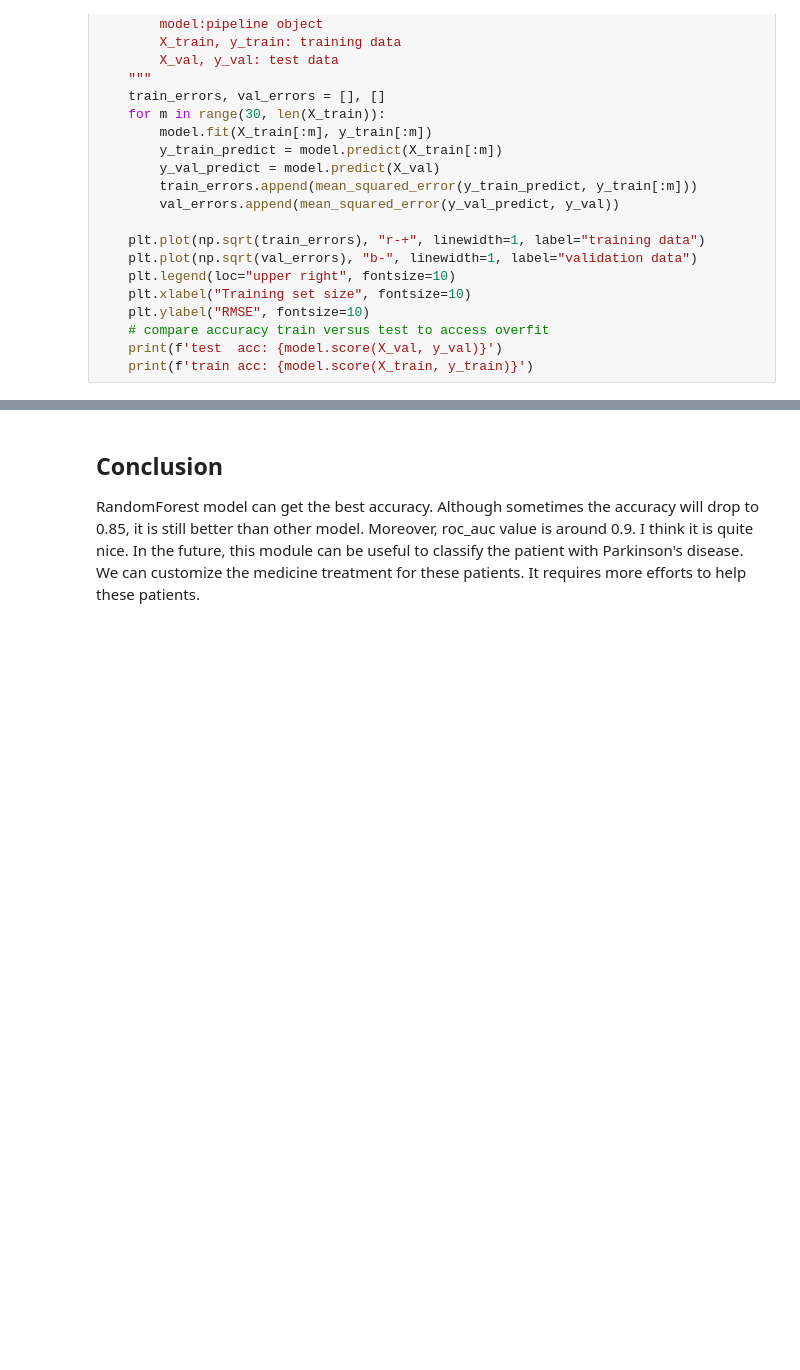
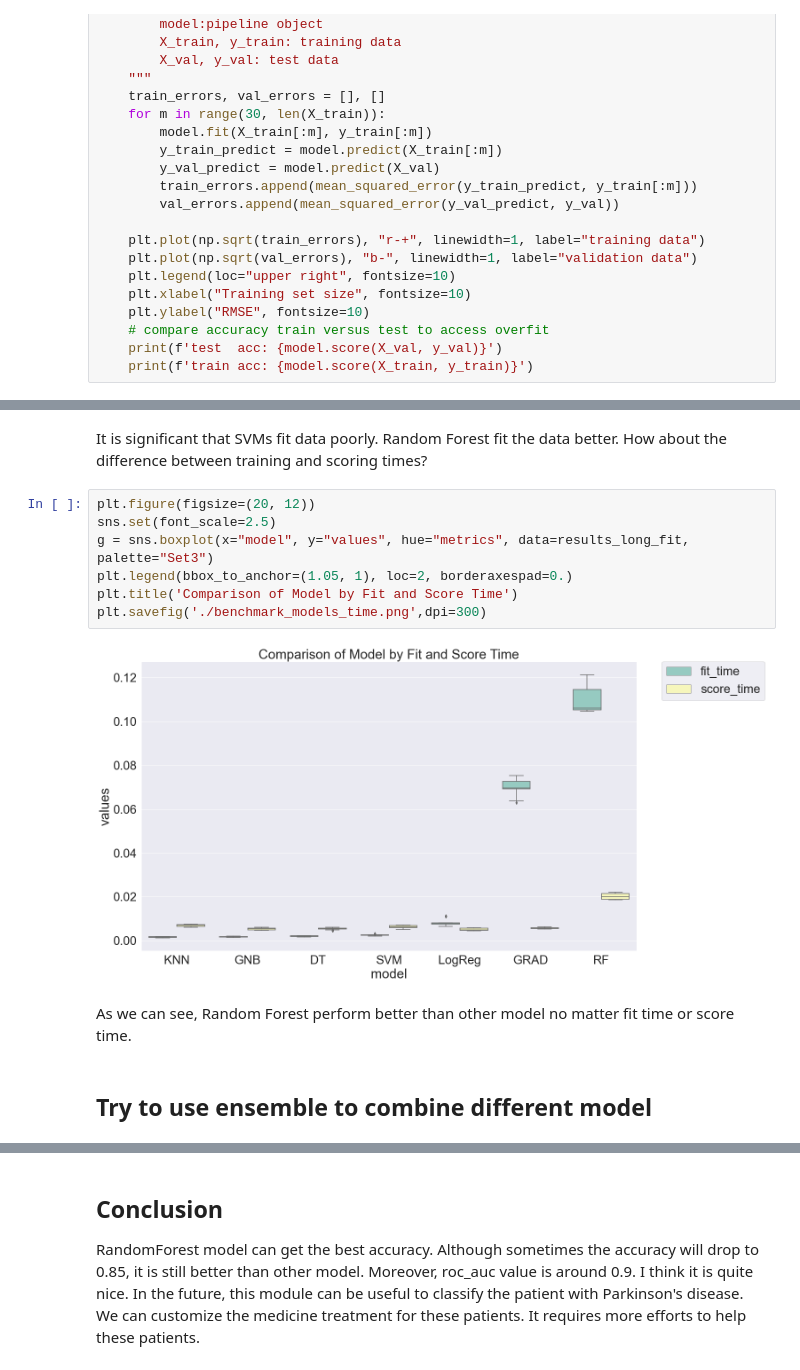
Before and after one commit to KaikaiLinHanze/MachineLearning, a Jupyter notebook: Supervised_final_assignment/final_assignment.ipynb, the cells around one changed output, grey strips where cells are left out. Drawn from its saved outputs; the diff is of its cells as text; blank space fills up the shorter version.

```diff
--- a/Supervised_final_assignment/final_assignment.ipynb
+++ b/Supervised_final_assignment/final_assignment.ipynb
@@ -608,0 +574,15 @@ RandomForest: ROC AUC=0.917
+# %% [markdown]
+It is significant that SVMs fit data poorly. Random Forest fit the data better. How about the difference between training and scoring times?
+# %%
+plt.figure(figsize=(20, 12))
+sns.set(font_scale=2.5)
+g = sns.boxplot(x="model", y="values", hue="metrics", data=results_long_fit, palette="Set3")
+plt.legend(bbox_to_anchor=(1.05, 1), loc=2, borderaxespad=0.)
+plt.title('Comparison of Model by Fit and Score Time')
+plt.savefig('./benchmark_models_time.png',dpi=300)
+# %% [output]
+[figure, added]
+# %% [markdown]
+As we can see, Random Forest perform better than other model no matter fit time or score time.
+# %% [markdown]
+## Try to use ensemble to combine different model
```
Also changed, not shown: parts of 27 cells of this notebook.
